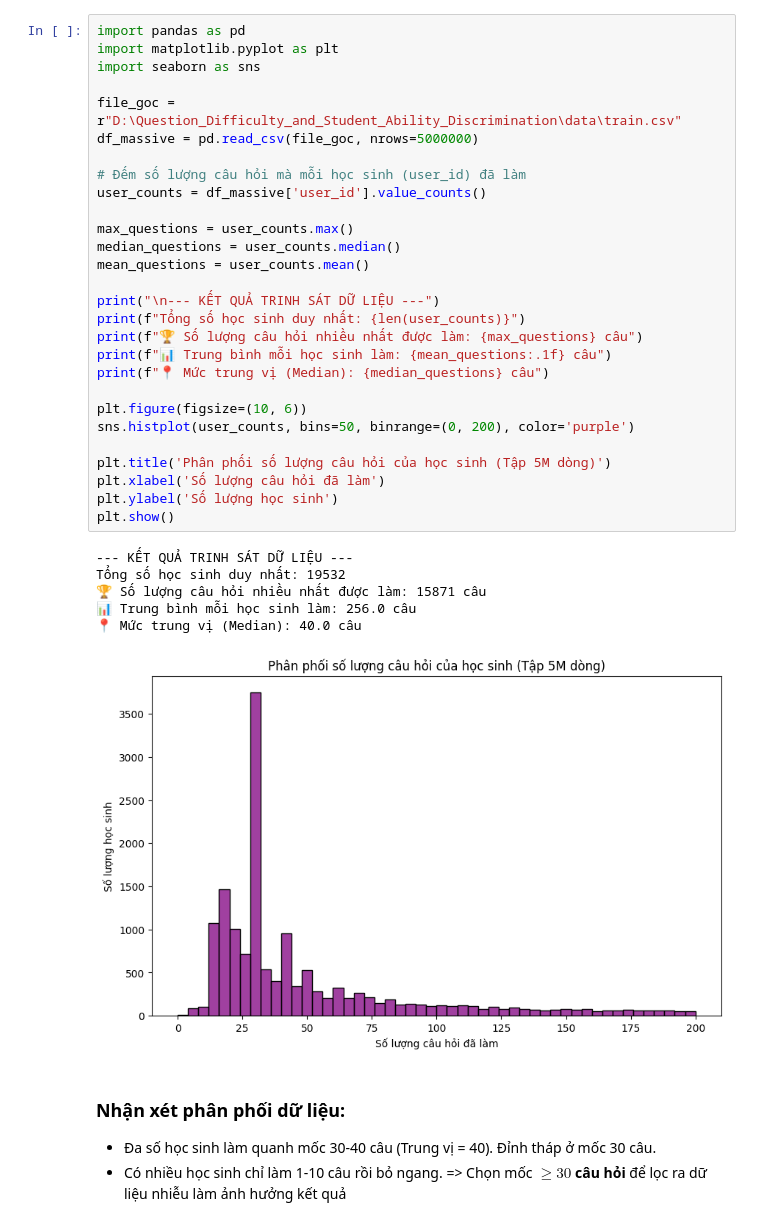
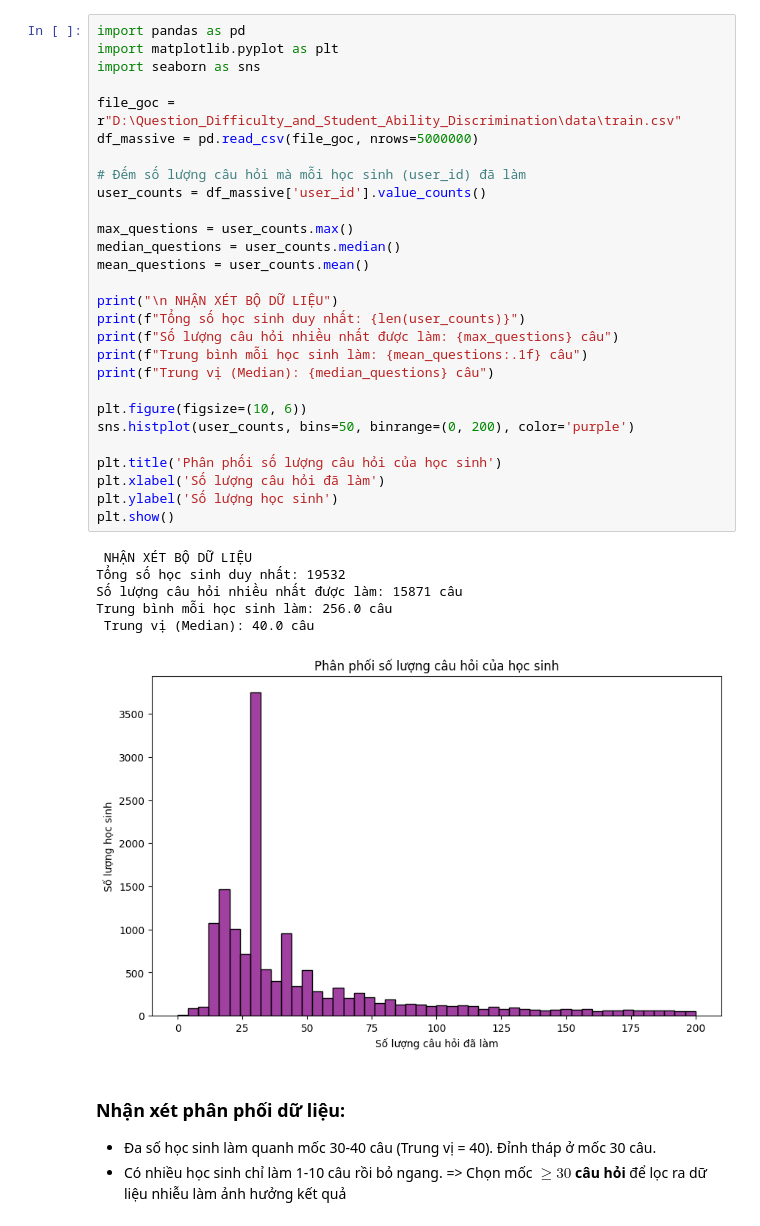
Before and after one commit to HoangThiThi199/Question_Difficulty_and_Student_Ability_Discrimination, a Jupyter notebook: Data_Sampling.ipynb, the cells around one changed output. Drawn from its saved outputs; the diff is of its cells as text.

```diff
--- a/Data_Sampling.ipynb
+++ b/Data_Sampling.ipynb
@@ -6,38 +6,38 @@
 # %%
 import pandas as pd
 import matplotlib.pyplot as plt
 import seaborn as sns
 
 file_goc = r"D:\Question_Difficulty_and_Student_Ability_Discrimination\data\train.csv"
 df_massive = pd.read_csv(file_goc, nrows=5000000)
 
 # Đếm số lượng câu hỏi mà mỗi học sinh (user_id) đã làm
 user_counts = df_massive['user_id'].value_counts()
 
 max_questions = user_counts.max()
 median_questions = user_counts.median()
 mean_questions = user_counts.mean()
 
-print("\n--- KẾT QUẢ TRINH SÁT DỮ LIỆU ---")
+print("\n NHẬN XÉT BỘ DỮ LIỆU")
 print(f"Tổng số học sinh duy nhất: {len(user_counts)}")
-print(f"🏆 Số lượng câu hỏi nhiều nhất được làm: {max_questions} câu")
-print(f"📊 Trung bình mỗi học sinh làm: {mean_questions:.1f} câu")
-print(f"📍 Mức trung vị (Median): {median_questions} câu")
+print(f"Số lượng câu hỏi nhiều nhất được làm: {max_questions} câu")
+print(f"Trung bình mỗi học sinh làm: {mean_questions:.1f} câu")
+print(f"Trung vị (Median): {median_questions} câu")
 
 plt.figure(figsize=(10, 6))
 sns.histplot(user_counts, bins=50, binrange=(0, 200), color='purple')
 
-plt.title('Phân phối số lượng câu hỏi của học sinh (Tập 5M dòng)')
+plt.title('Phân phối số lượng câu hỏi của học sinh')
 plt.xlabel('Số lượng câu hỏi đã làm')
 plt.ylabel('Số lượng học sinh')
 plt.show()
 # %% [output]
---- KẾT QUẢ TRINH SÁT DỮ LIỆU ---
+ NHẬN XÉT BỘ DỮ LIỆU
 Tổng số học sinh duy nhất: 19532
-🏆 Số lượng câu hỏi nhiều nhất được làm: 15871 câu
-📊 Trung bình mỗi học sinh làm: 256.0 câu
-📍 Mức trung vị (Median): 40.0 câu
+Số lượng câu hỏi nhiều nhất được làm: 15871 câu
+Trung bình mỗi học sinh làm: 256.0 câu
+ Trung vị (Median): 40.0 câu
-[figure, old version]
+[figure, new version]
 # %% [markdown]
 ### Nhận xét phân phối dữ liệu:
 - Đa số học sinh làm quanh mốc 30-40 câu (Trung vị = 40). Đỉnh tháp ở mốc 30 câu.
```
Also changed, not shown: parts of 1 cell of this notebook, 2 other files.
